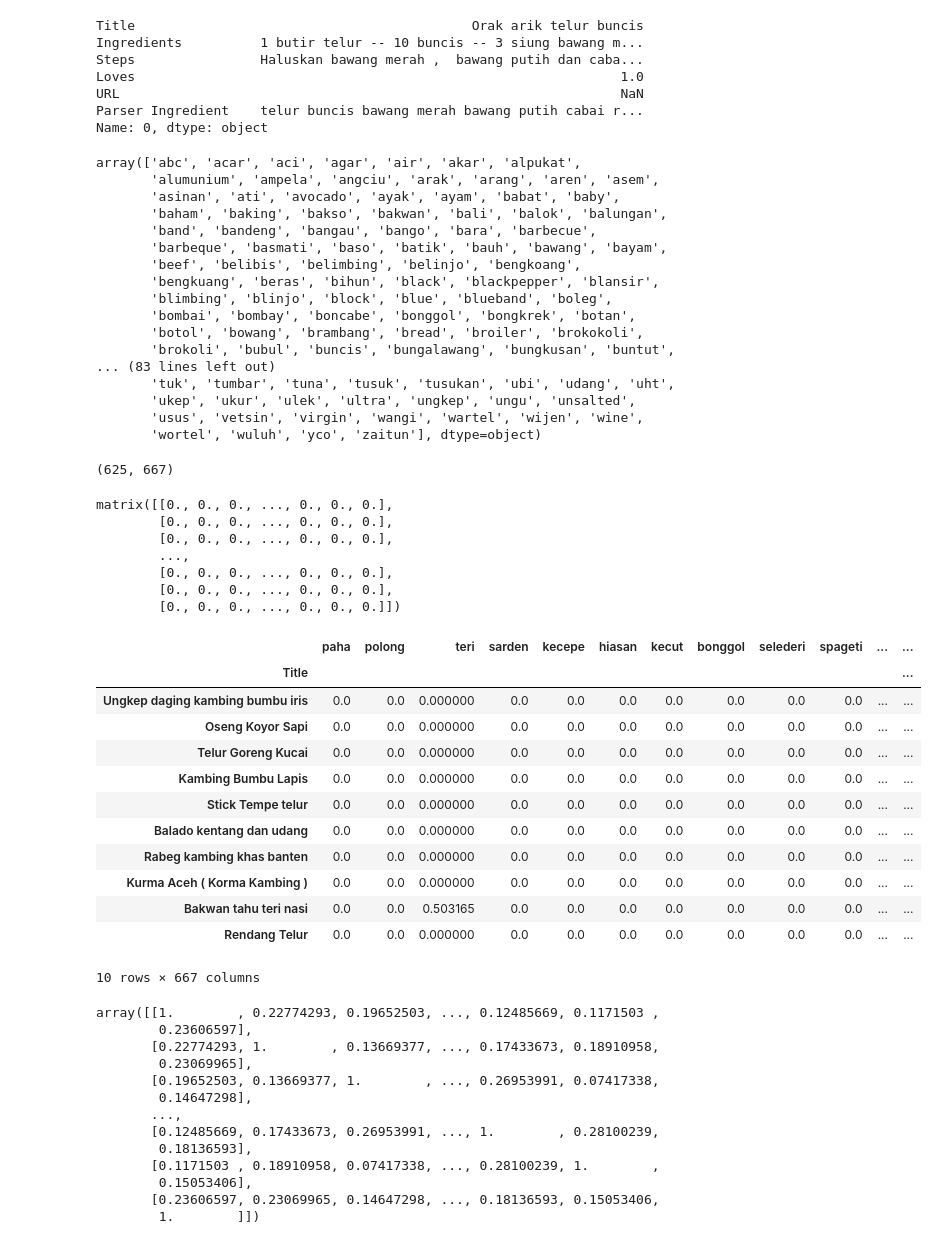
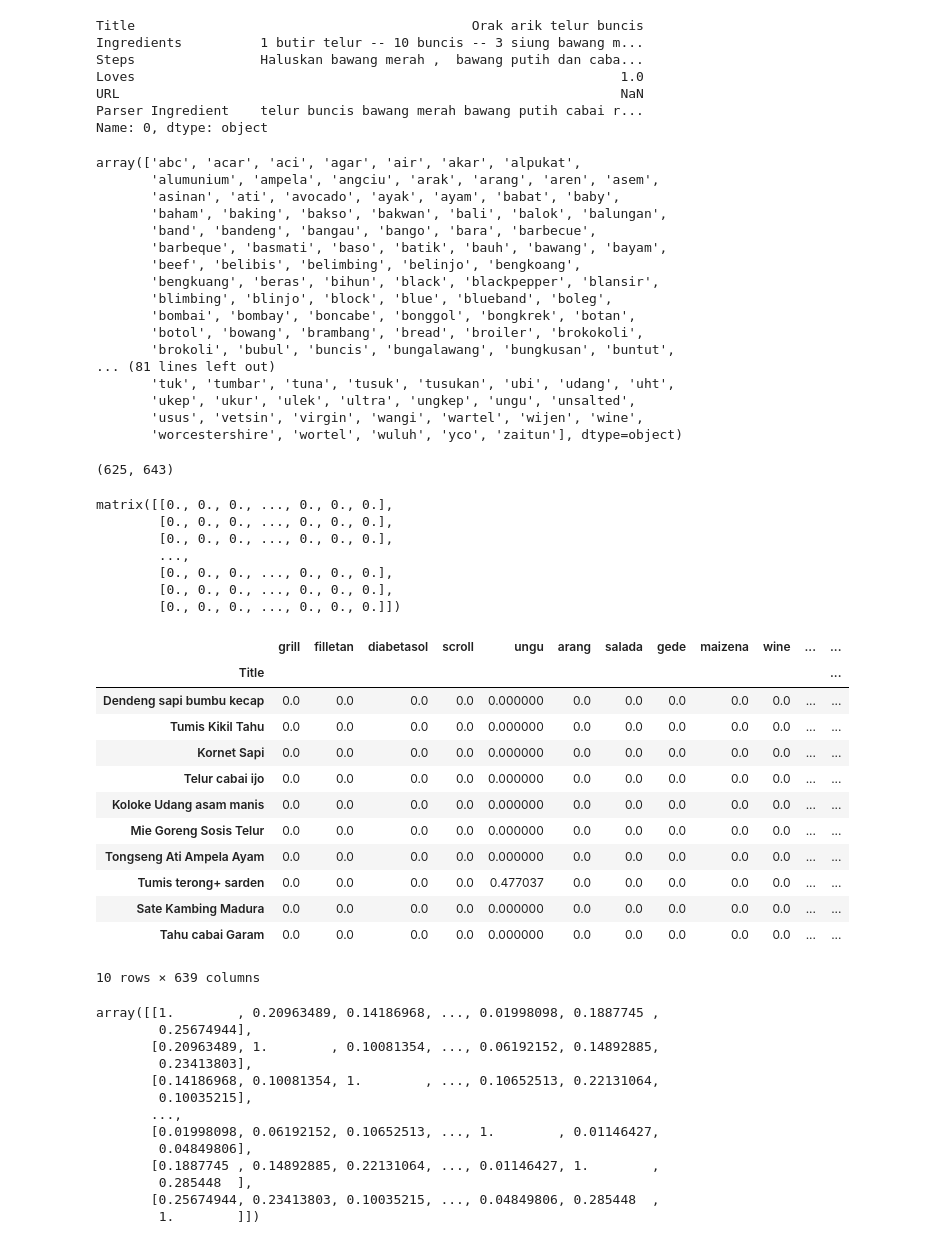
Before and after one commit to I0719031/Bangkit-Capstone-PC628, a Jupyter notebook: Preprocessing.ipynb, the cells around one changed output. Drawn from its saved outputs; the diff is of its cells as text; code cells hidden in the pictures.

```diff
--- a/Preprocessing.ipynb
+++ b/Preprocessing.ipynb
@@ -211,11 +213,11 @@ def clean_ingredients(ingredients):
     'seiris', 'sejempol', 'selara','siapin', 'siapkan', 'simpulkan',
     'setelunjuk', 'seujung','tipiss','tiriskan', 'tmbahi', 'tmbhkan',
     'diagonal', 'dibelah','didihkan', 'dikupas', 'dimasukan', 'dipasarrp',
-    'diptong','ditambh','mgkin','semangkuk','pjg', 'pnjag','uleg',
+    'diptong','ditambh','mgkin','semangkuk','pjg', 'pnjag','uleg','telah',
     'sckupnya', 'scukupnya', 'sdk','terlebih','trlalu','ukkecil','sp',
     'yay', 'mnjd','bsa','buesar','jgn','lbih','adonanya','sampai', 'sampe',
     'kurang', 'kurangi', 'kurleb','pilihan','empat','jumput','siap','warna',
-    'se', 'seasoning','airnya', 'an','banyaknya','bersihkam', 'besarx',
+    'seasoning','airnya', 'an','banyaknya','bersihkam', 'besarx',
     'bekas','brsh', 'buka','dibuat', 'dicincang', 'dkt','dlu','celupan',
     'encerkan','ga','habis', 'harusnya', 'hehe','kasar', 'kasih','koreksi',
     'kotoran','makan', 'makanan', 'mama','lbh', 'lebi','ltr','krn','kplanya',
@@ -234,7 +236,9 @@ def clean_ingredients(ingredients):
     'tulang', 'tulangan', 'tulangnya','tumis', 'tumisan','mentah','ayamnya',
     'udangnya','tangkainya','sayurnya','sambalnya','merahnya','lemaknya','serut','seuai',
     'kuningnya','ku', 'kuah', 'kuahnya','kanilnya','hatinya','ekornya','koyak',
-     ]
+    'pedas', 'pedes', 'pekak', 'pemasak', 'pencelup','terendam','telunjuk',
+    'encer','original','resep','takar',
+        ]
         ingredient = ' '.join([word for word in ingredient.split() if word not in stop_words])
 
         # Menambahkan bahan makanan yang telah dibersihkan ke dalam daftar hasil
@@ -295,11 +299,11 @@ array(['abc', 'acar', 'aci', 'agar', 'air', 'akar', 'alpukat',
        'bombai', 'bombay', 'boncabe', 'bonggol', 'bongkrek', 'botan',
        'botol', 'bowang', 'brambang', 'bread', 'broiler', 'brokokoli',
        'brokoli', 'bubul', 'buncis', 'bungalawang', 'bungkusan', 'buntut',
-... (83 lines left out)
+... (81 lines left out)
        'tuk', 'tumbar', 'tuna', 'tusuk', 'tusukan', 'ubi', 'udang', 'uht',
        'ukep', 'ukur', 'ulek', 'ultra', 'ungkep', 'ungu', 'unsalted',
        'usus', 'vetsin', 'virgin', 'wangi', 'wartel', 'wijen', 'wine',
-       'wortel', 'wuluh', 'yco', 'zaitun'], dtype=object)
+       'worcestershire', 'wortel', 'wuluh', 'yco', 'zaitun'], dtype=object)
 # %%
 # Melakukan fit lalu ditransformasikan ke bentuk matrix
 tfidf_matrix = tf.fit_transform(df['Parser Ingredient'])
@@ -307,7 +311,7 @@ tfidf_matrix = tf.fit_transform(df['Parser Ingredient'])
 # Melihat ukuran matrix tfidf
 tfidf_matrix.shape
 # %% [output]
-(625, 667)
+(625, 643)
 # %%
 # Mengubah vektor tf-idf dalam bentuk matriks dengan fungsi todense()
 tfidf_matrix.todense()
@@ -322,23 +326,23 @@ matrix([[0., 0., 0., ..., 0., 0., 0.],
 # %%
 pd.DataFrame(
     tfidf_matrix.todense(),
     columns=tf.get_feature_names_out(),
     index=df.Title
-).sample(667, axis=1).sample(10, axis=0)
+).sample(639, axis=1).sample(10, axis=0)
 # %% [output]
-|  | paha | polong | teri | sarden | kecepe | hiasan | kecut | bonggol | selederi | spageti | ... | ... |
+|  | grill | filletan | diabetasol | scroll | ungu | arang | salada | gede | maizena | wine | ... | ... |
 | Title |  |  |  |  |  |  |  |  |  |  |  | ... |
-| Ungkep daging kambing bumbu iris | 0.0 | 0.0 | 0.000000 | 0.0 | 0.0 | 0.0 | 0.0 | 0.0 | 0.0 | 0.0 | ... | ... |
-| Oseng Koyor Sapi | 0.0 | 0.0 | 0.000000 | 0.0 | 0.0 | 0.0 | 0.0 | 0.0 | 0.0 | 0.0 | ... | ... |
-| Telur Goreng Kucai | 0.0 | 0.0 | 0.000000 | 0.0 | 0.0 | 0.0 | 0.0 | 0.0 | 0.0 | 0.0 | ... | ... |
-| Kambing Bumbu Lapis | 0.0 | 0.0 | 0.000000 | 0.0 | 0.0 | 0.0 | 0.0 | 0.0 | 0.0 | 0.0 | ... | ... |
-| Stick Tempe telur | 0.0 | 0.0 | 0.000000 | 0.0 | 0.0 | 0.0 | 0.0 | 0.0 | 0.0 | 0.0 | ... | ... |
-| Balado kentang dan udang | 0.0 | 0.0 | 0.000000 | 0.0 | 0.0 | 0.0 | 0.0 | 0.0 | 0.0 | 0.0 | ... | ... |
-| Rabeg kambing khas banten | 0.0 | 0.0 | 0.000000 | 0.0 | 0.0 | 0.0 | 0.0 | 0.0 | 0.0 | 0.0 | ... | ... |
-| Kurma Aceh ( Korma Kambing ) | 0.0 | 0.0 | 0.000000 | 0.0 | 0.0 | 0.0 | 0.0 | 0.0 | 0.0 | 0.0 | ... | ... |
-| Bakwan tahu teri nasi | 0.0 | 0.0 | 0.503165 | 0.0 | 0.0 | 0.0 | 0.0 | 0.0 | 0.0 | 0.0 | ... | ... |
-| Rendang Telur | 0.0 | 0.0 | 0.000000 | 0.0 | 0.0 | 0.0 | 0.0 | 0.0 | 0.0 | 0.0 | ... | ... |
+| Dendeng sapi bumbu kecap | 0.0 | 0.0 | 0.0 | 0.0 | 0.000000 | 0.0 | 0.0 | 0.0 | 0.0 | 0.0 | ... | ... |
+| Tumis Kikil Tahu | 0.0 | 0.0 | 0.0 | 0.0 | 0.000000 | 0.0 | 0.0 | 0.0 | 0.0 | 0.0 | ... | ... |
+| Kornet Sapi | 0.0 | 0.0 | 0.0 | 0.0 | 0.000000 | 0.0 | 0.0 | 0.0 | 0.0 | 0.0 | ... | ... |
+| Telur cabai ijo | 0.0 | 0.0 | 0.0 | 0.0 | 0.000000 | 0.0 | 0.0 | 0.0 | 0.0 | 0.0 | ... | ... |
+| Koloke Udang asam manis | 0.0 | 0.0 | 0.0 | 0.0 | 0.000000 | 0.0 | 0.0 | 0.0 | 0.0 | 0.0 | ... | ... |
+| Mie Goreng Sosis Telur | 0.0 | 0.0 | 0.0 | 0.0 | 0.000000 | 0.0 | 0.0 | 0.0 | 0.0 | 0.0 | ... | ... |
+| Tongseng Ati Ampela Ayam | 0.0 | 0.0 | 0.0 | 0.0 | 0.000000 | 0.0 | 0.0 | 0.0 | 0.0 | 0.0 | ... | ... |
+| Tumis terong+ sarden | 0.0 | 0.0 | 0.0 | 0.0 | 0.477037 | 0.0 | 0.0 | 0.0 | 0.0 | 0.0 | ... | ... |
+| Sate Kambing Madura | 0.0 | 0.0 | 0.0 | 0.0 | 0.000000 | 0.0 | 0.0 | 0.0 | 0.0 | 0.0 | ... | ... |
+| Tahu cabai Garam | 0.0 | 0.0 | 0.0 | 0.0 | 0.000000 | 0.0 | 0.0 | 0.0 | 0.0 | 0.0 | ... | ... |
-10 rows × 667 columns
+10 rows × 639 columns
 # %%
 from sklearn.metrics.pairwise import cosine_similarity
 
@@ -346,16 +350,16 @@ from sklearn.metrics.pairwise import cosine_similarity
 cosine_sim = cosine_similarity(tfidf_matrix)
 cosine_sim
 # %% [output]
-array([[1.        , 0.22774293, 0.19652503, ..., 0.12485669, 0.1171503 ,
-        0.23606597],
-       [0.22774293, 1.        , 0.13669377, ..., 0.17433673, 0.18910958,
-        0.23069965],
-       [0.19652503, 0.13669377, 1.        , ..., 0.26953991, 0.07417338,
-        0.14647298],
+array([[1.        , 0.20963489, 0.14186968, ..., 0.01998098, 0.1887745 ,
+        0.25674944],
+       [0.20963489, 1.        , 0.10081354, ..., 0.06192152, 0.14892885,
+        0.23413803],
+       [0.14186968, 0.10081354, 1.        , ..., 0.10652513, 0.22131064,
+        0.10035215],
        ...,
-       [0.12485669, 0.17433673, 0.26953991, ..., 1.        , 0.28100239,
-        0.18136593],
-       [0.1171503 , 0.18910958, 0.07417338, ..., 0.28100239, 1.        ,
-        0.15053406],
-       [0.23606597, 0.23069965, 0.14647298, ..., 0.18136593, 0.15053406,
+       [0.01998098, 0.06192152, 0.10652513, ..., 1.        , 0.01146427,
+        0.04849806],
+       [0.1887745 , 0.14892885, 0.22131064, ..., 0.01146427, 1.        ,
+        0.285448  ],
+       [0.25674944, 0.23413803, 0.10035215, ..., 0.04849806, 0.285448  ,
         1.        ]])
```
Also changed, not shown: parts of 7 cells of this notebook, 5 other files.
